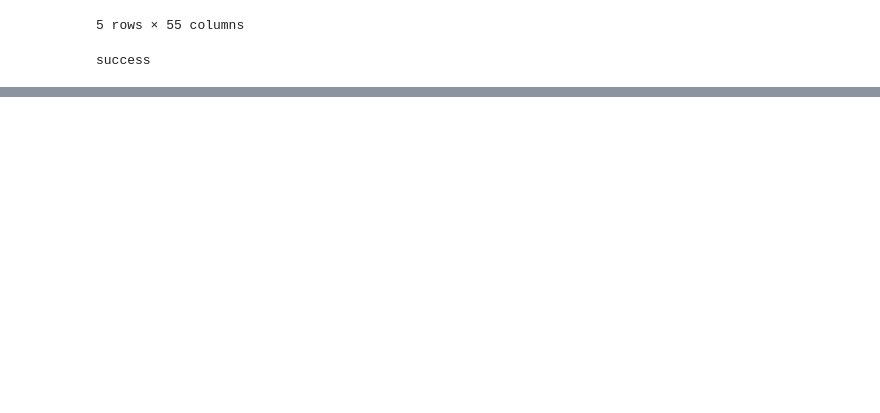
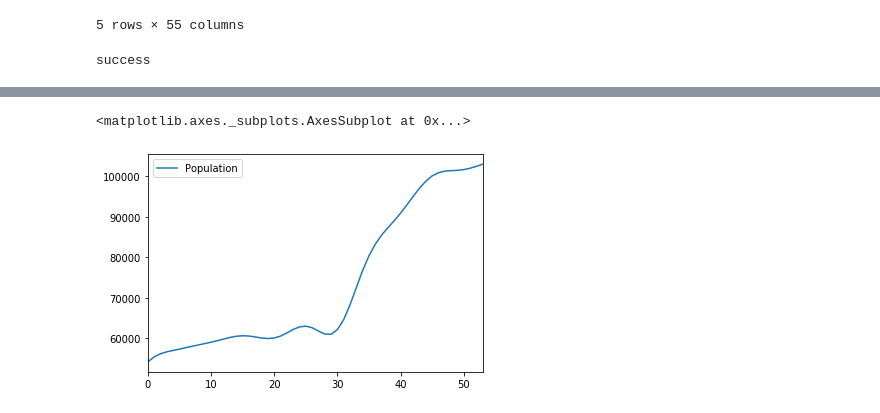
Before and after one commit to ByteOrNibble/BigDataLandscapes, a Jupyter notebook: FinalAssessment.ipynb, the cells around one changed output, grey strips where cells are left out. Drawn from its saved outputs; the diff is of its cells as text; code cells hidden in the pictures; blank space fills up the shorter version.

Commit message:
formatted the data to the necessary form for lib
modelled on to see the population over time in matlib may need a bit of
expansion for the points.

```diff
--- a/FinalAssessment.ipynb
+++ b/FinalAssessment.ipynb
@@ -105,0 +137,6 @@ KeyError: "['y'] not in index"
+# %%
+column = populationData
+column.drop(["Country Name"], axis=1, inplace=True)
+# %%
+dates = column.columns
+print(dates[0])
@@ -105,0 +145,11 @@ KeyError: "['y'] not in index"
+# %%
+population = populationData.iloc[0]
+pops= population.iloc[0:]
+
+
+print(dates.shape)
+print(pops.shape)
+
+
+## Data is the same shape and can now be mapped
+##df = pd.DataFrame(val.iloc[1:], columns = ['Date', 'Population'])
@@ -105,0 +159,6 @@ KeyError: "['y'] not in index"
+# %%
+data = []
+for x in range(0 , len(value1)):
+    data.append([dates[x] , pops.iloc[x]])
+print(data)
+df = pd.DataFrame(data, columns = ['Date', 'Population'])
@@ -105,0 +176,5 @@ KeyError: "['y'] not in index"
+# %%
+df.plot()
+# %% [output]
+<matplotlib.axes._subplots.AxesSubplot at 0x...>
+[figure, added]
```
Also changed, not shown: parts of 13 cells of this notebook.
